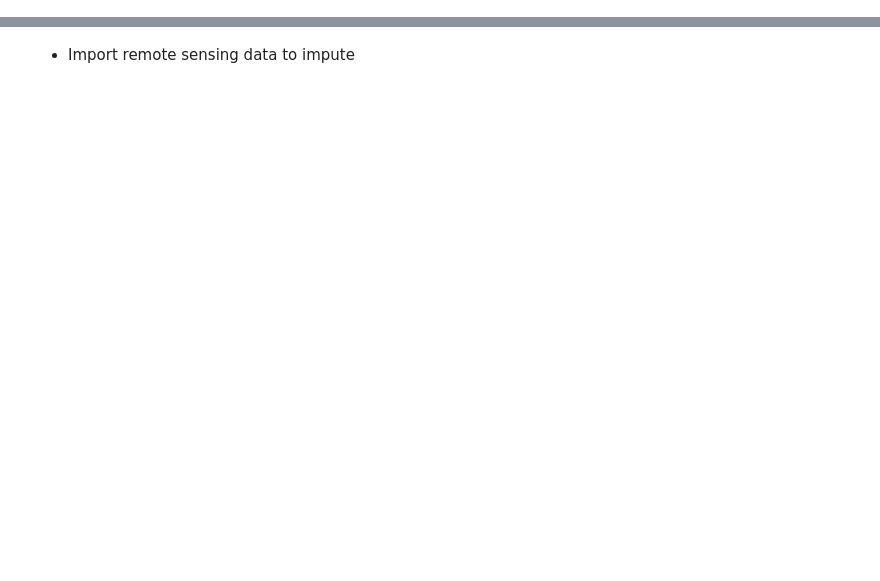
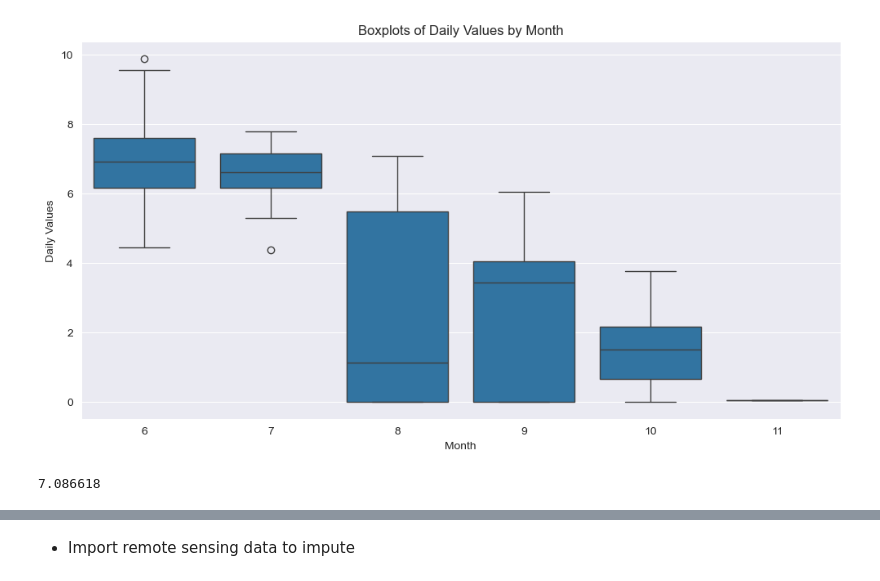
Before and after one commit to utah-geological-survey/MicroMet, a Jupyter notebook: Notebooks/Processing Workflow Notebooks/Pull DB Data and Impute.ipynb, the cells around one changed output, grey strips where cells are left out. Saved outputs shown, nothing was run; the diff lists cells and outputs as text; code cells hidden in the pictures; blank space fills up the shorter version.

```diff
--- a/Notebooks/Processing Workflow Notebooks/Pull DB Data and Impute.ipynb
+++ b/Notebooks/Processing Workflow Notebooks/Pull DB Data and Impute.ipynb
@@ -50,0 +178,19 @@ ValueError: If using all scalar values, you must pass an index
+# %%
+# Compute daily cumulative sum
+dlyet = hrly.groupby(pd.Grouper(level=0,freq='D'))['et'].sum().to_frame()
+dlyet['month'] = dlyet.index.month
+import seaborn as sns
+# Plot boxplots by month
+plt.figure(figsize=(12, 6))
+sns.boxplot(x='month', y='et', data=dlyet)
+plt.title('Boxplots of Daily Values by Month')
+plt.xlabel('Month')
+plt.ylabel('Daily Values')
+#plt.xticks(ticks=range(12), labels=['Jan', 'Feb', 'Mar', 'Apr', 'May', 'Jun', 'Jul', 'Aug', 'Sep', 'Oct', 'Nov', 'Dec'])
+plt.show()
+# %% [output]
+[figure, added]
+# %%
+6*30*0.0393701
+# %% [output]
+7.086618
```
Also changed, not shown: parts of 14 cells of this notebook, 10 other files.
